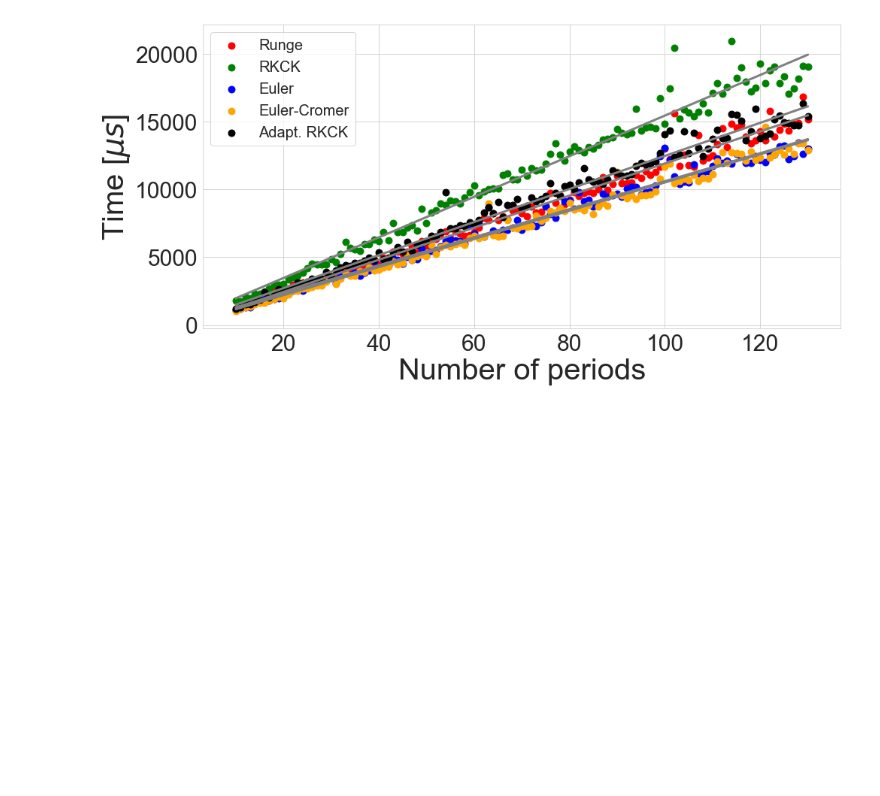
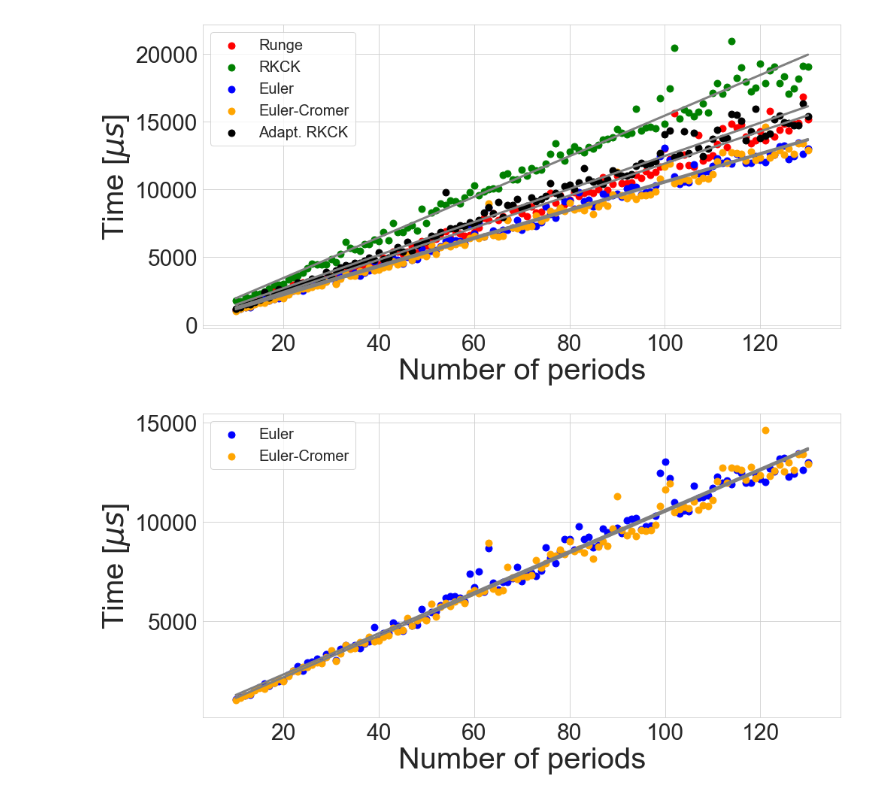
Before and after one commit to masterdesky/ELTE-comp-sim-2019, a Jupyter notebook: II. Simple Pendulum/out/II. Simple Pendulum.ipynb, the cells around one changed output. Drawn from its saved outputs; the diff is of its cells as text; code cells hidden in the pictures; blank space fills up the shorter version.

```diff
--- a/II. Simple Pendulum/out/II. Simple Pendulum.ipynb
+++ b/II. Simple Pendulum/out/II. Simple Pendulum.ipynb
@@ -421,3 +420,25 @@ plt.savefig('..\\Documentation\\src\\images\\runtime_all_wo_runge.' + image_form
 plt.show()
 # %% [output]
 [figure]
+# %%
+nrows = 1
+ncols = 1
+fig, axes = plt.subplots(nrows=nrows, ncols=ncols, figsize=(14*ncols, 7*nrows))
+
+axes.scatter(run_time_data, run_time_euler, color='blue', label='Euler', s=80)
+axes.scatter(run_time_data, run_time_eulercromer, color='orange', label='Euler-Cromer', s=80)
+
+axes.plot(run_time_data, line_euler, color='grey', linewidth=3)
+axes.plot(run_time_data, line_eulercromer, color='grey', linewidth=3)
+
+axes.set_xlabel('Number of periods', fontsize=40)
+axes.set_ylabel('Time [$\mu s$]', fontsize=40)
+
+axes.tick_params(axis='both', which='major', labelsize=30)
+
+plt.legend(fontsize=20)
+fig.tight_layout()
+plt.savefig('..\\Documentation\\src\\images\\runtime_all_both.' + image_format, format=image_format, dpi=image_dpi)
+plt.show()
+# %% [output]
+[figure, added]
```
Also changed, not shown: parts of 1 cell of this notebook, 5 other files.
